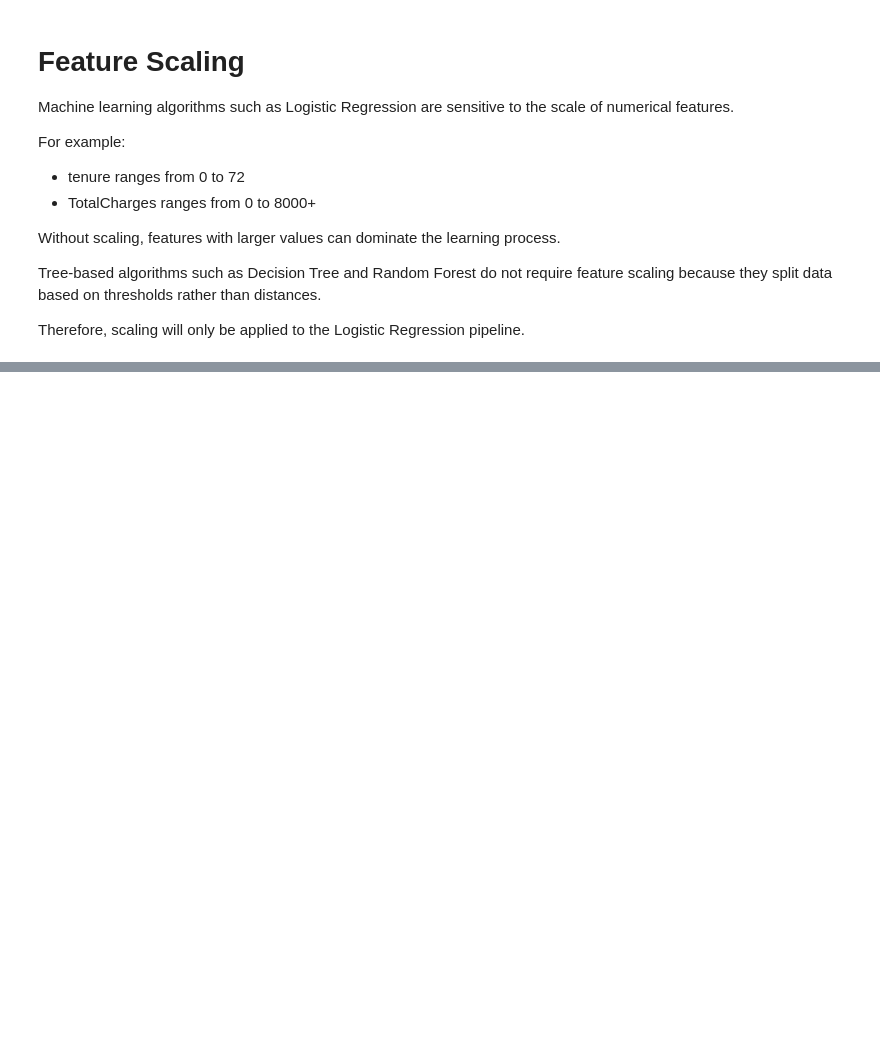
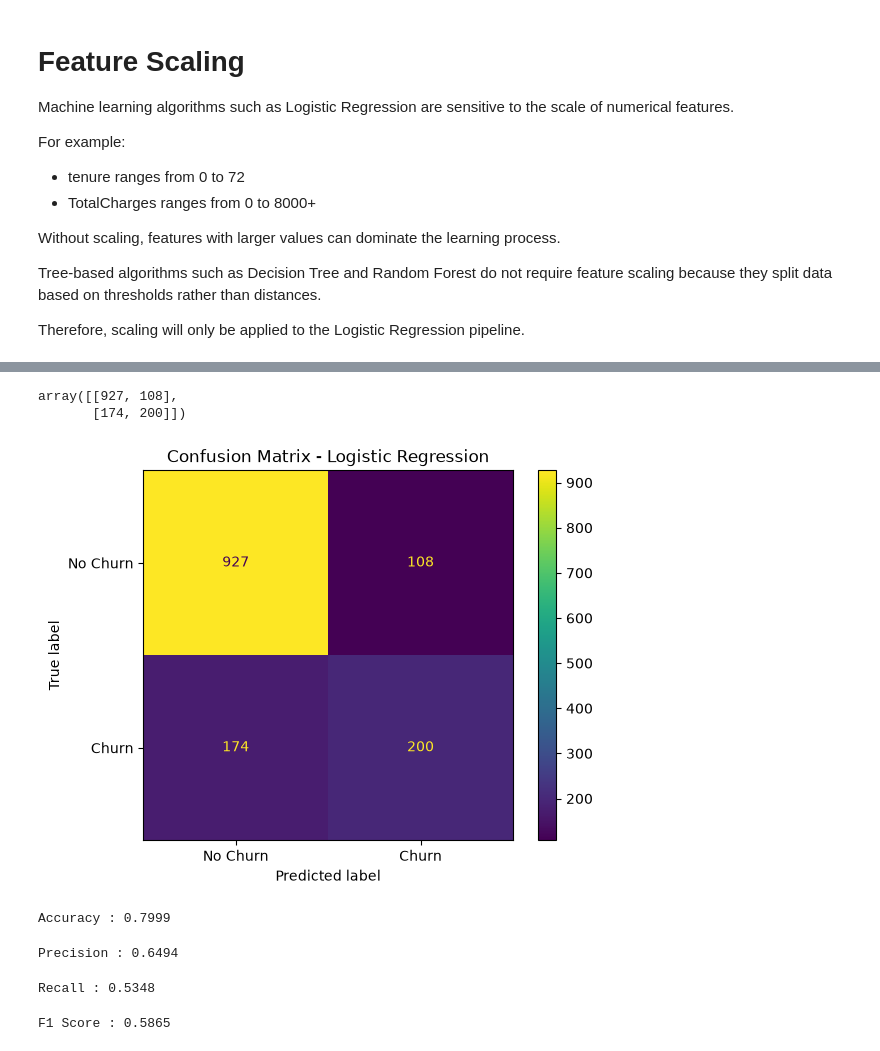
Before and after one commit to Anujjadaun97/Telco-Customer-Churn-Prediction, a Jupyter notebook: notebooks/05_model_training.ipynb, the cells around one changed output, grey strips where cells are left out. Cells and saved outputs as stored; diff of their text form; code cells hidden in the pictures; blank space fills up the shorter version.

Commit message:
feat: implement churn prediction model training pipeline and save best model artifact

```diff
--- a/notebooks/05_model_training.ipynb
+++ b/notebooks/05_model_training.ipynb
@@ -646,0 +790,13 @@ Therefore, scaling will only be applied to the Logistic Regression pipeline.
+# %%
+# Initialize Logistic Regression Model
+
+log_reg = LogisticRegression(
+    random_state=42
+)
+# %%
+# Train the model
+
+log_reg.fit(
+    X_train_scaled,
+    y_train
+)
@@ -646,0 +805,6 @@ Therefore, scaling will only be applied to the Logistic Regression pipeline.
+# %%
+# Predict class labels
+
+y_pred_lr = log_reg.predict(
+    X_test_scaled
+)
@@ -646,0 +846,53 @@ Therefore, scaling will only be applied to the Logistic Regression pipeline.
+# %%
+# Generate Confusion Matrix
+
+cm = confusion_matrix(y_test, y_pred_lr)
+
+cm
+# %% [output]
+array([[927, 108],
+       [174, 200]])
+# %%
+# Display Confusion Matrix
+
+ConfusionMatrixDisplay(
+    confusion_matrix=cm,
+    display_labels=["No Churn", "Churn"]
+).plot()
+
+plt.title("Confusion Matrix - Logistic Regression")
+plt.show()
+# %% [output]
+[figure, added]
+# %%
+# Accuracy
+
+accuracy = accuracy_score(y_test, y_pred_lr)
+
+print(f"Accuracy : {accuracy:.4f}")
+# %% [output]
+Accuracy : 0.7999
+# %%
+# Precision
+
+precision = precision_score(y_test, y_pred_lr)
+
+print(f"Precision : {precision:.4f}")
+# %% [output]
+Precision : 0.6494
+# %%
+# Recall
+
+recall = recall_score(y_test, y_pred_lr)
+
+print(f"Recall : {recall:.4f}")
+# %% [output]
+Recall : 0.5348
+# %%
+# F1 Score
+
+f1 = f1_score(y_test, y_pred_lr)
+
+print(f"F1 Score : {f1:.4f}")
+# %% [output]
+F1 Score : 0.5865
```
Also changed, not shown: parts of 61 cells of this notebook, 3 other files.
